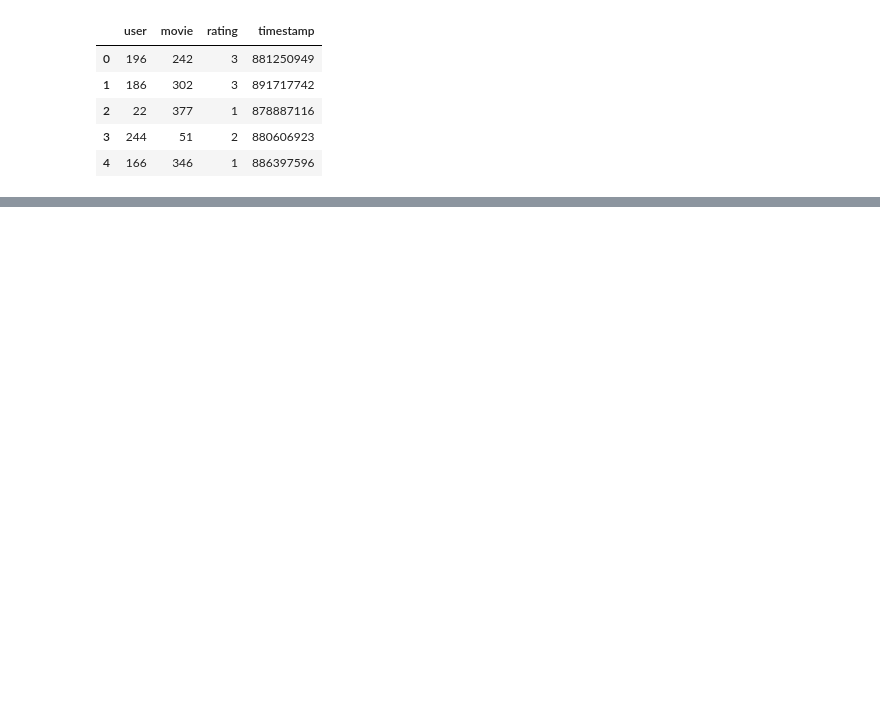
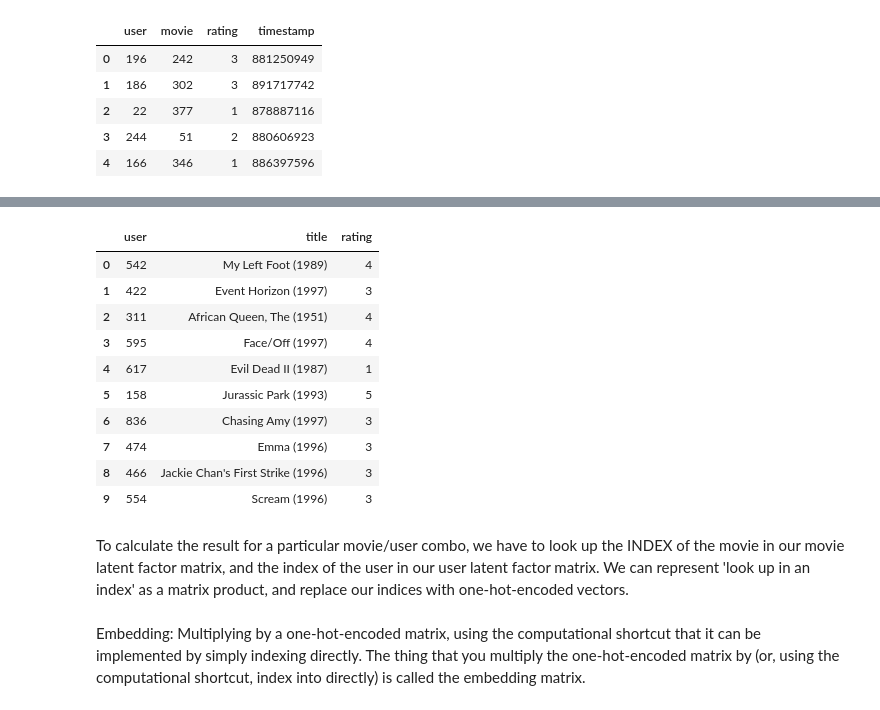
Before and after one commit to choi-b/fastai_practicaldeeplearning, a Jupyter notebook: 7. Collaborative Filtering.ipynb, the cells around one changed output, grey strips where cells are left out. Cells and saved outputs as stored; diff of their text form; code cells hidden in the pictures; blank space fills up the shorter version.

```diff
--- a/7. Collaborative Filtering.ipynb
+++ b/7. Collaborative Filtering.ipynb
@@ -28,0 +78,18 @@ ratings.head()
+# %%
+#Build a DataLoaders object from this table.
+#By default, takes the first column for the user, second column for the item, and 3rd column for the ratings.
+#We need to change the value of item_name in our case to use the titles ('title' column) instead of the IDs ('movie' column)
+dls = CollabDataLoaders.from_df(ratings, item_name='title', bs=64)
+dls.show_batch()
+# %% [output]
+|  | user | title | rating |
+| 0 | 542 | My Left Foot (1989) | 4 |
+| 1 | 422 | Event Horizon (1997) | 3 |
+| 2 | 311 | African Queen, The (1951) | 4 |
+| 3 | 595 | Face/Off (1997) | 4 |
+| 4 | 617 | Evil Dead II (1987) | 1 |
+| 5 | 158 | Jurassic Park (1993) | 5 |
+| 6 | 836 | Chasing Amy (1997) | 3 |
+| 7 | 474 | Emma (1996) | 3 |
+| 8 | 466 | Jackie Chan's First Strike (1996) | 3 |
+| 9 | 554 | Scream (1996) | 3 |
@@ -28,0 +104,5 @@ ratings.head()
+# %% [markdown]
+To calculate the result for a particular movie/user combo, we have to look up the INDEX of the movie in our movie latent factor matrix, and the index of the user in our user latent factor matrix. We can represent 'look up in an index' as a matrix product, and replace our indices with one-hot-encoded vectors.
+# %% [markdown]
+Embedding: Multiplying by a one-hot-encoded matrix, using the computational shortcut that it can be implemented by simply indexing directly.
+The thing that you multiply the one-hot-encoded matrix by (or, using the computational shortcut, index into directly) is called the embedding matrix.
```
Also changed, not shown: parts of 25 cells of this notebook.
